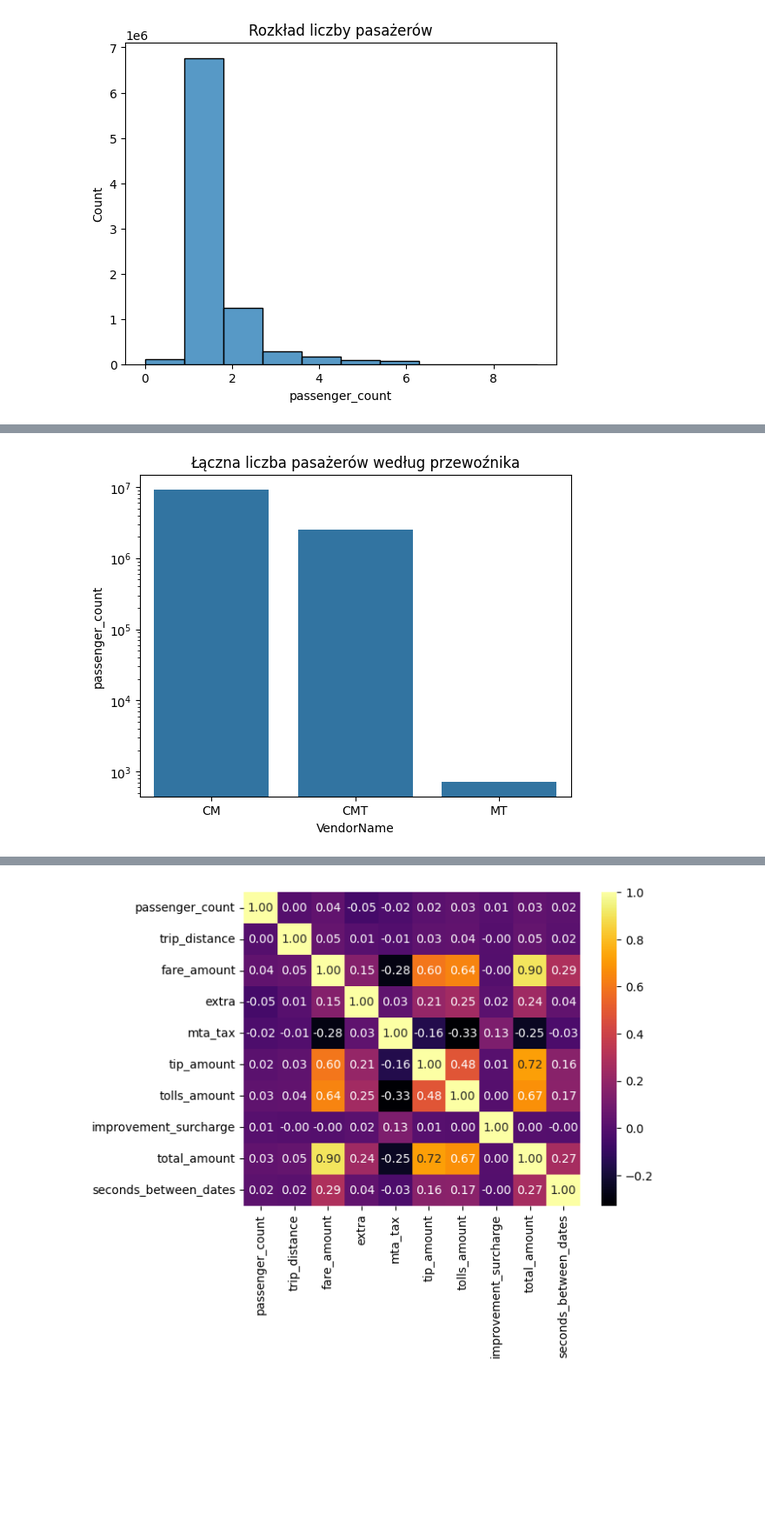
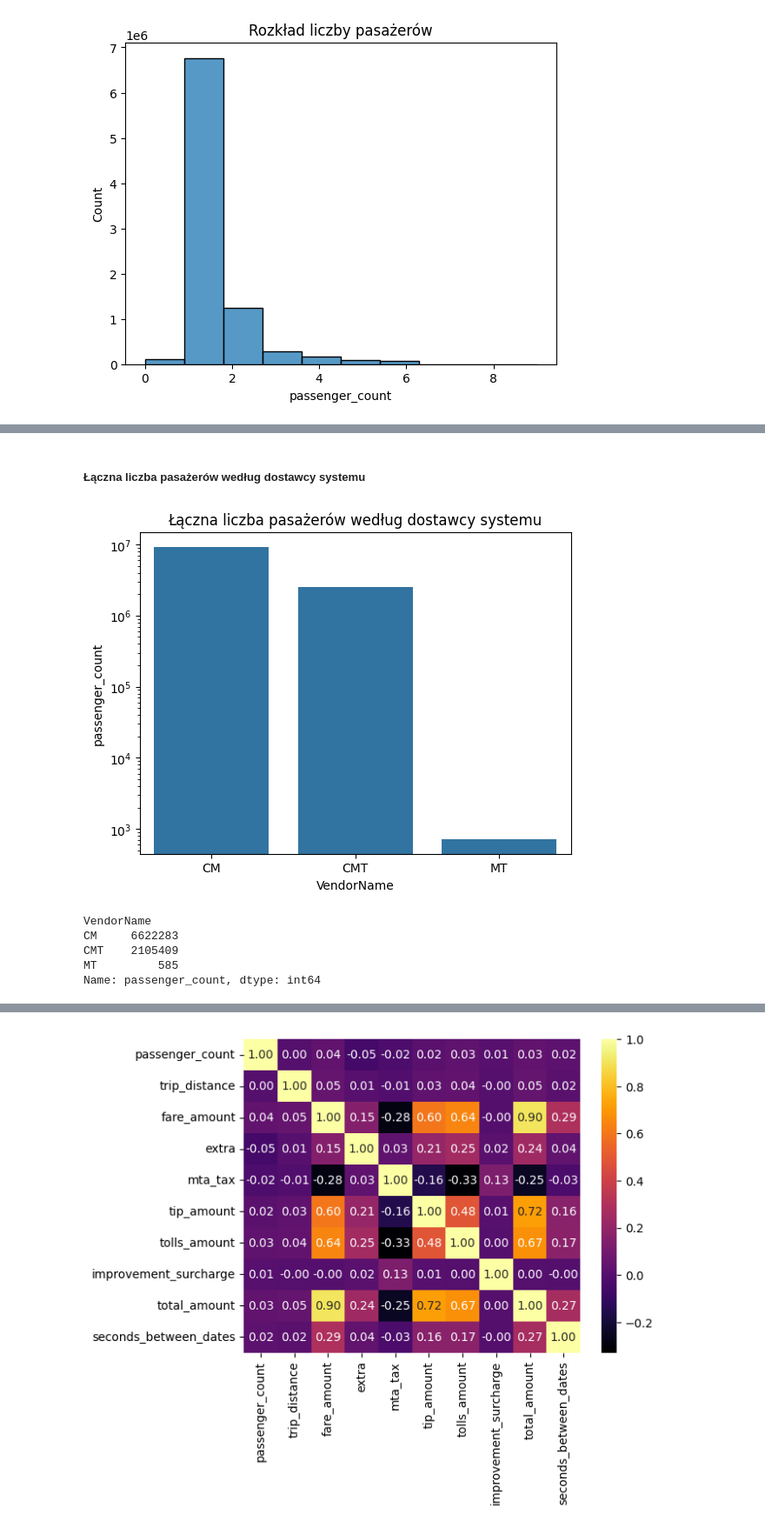
Before and after one commit to piotrkoz00/ds360-task-pmk, a Jupyter notebook: PMK_analiza_NYC.ipynb, the cells around one changed output, grey strips where cells are left out. Shown: that part at 87% size. Drawn from its saved outputs; the diff is of its cells as text; code cells hidden in the pictures; blank space fills up the shorter version.

```diff
--- a/PMK_analiza_NYC.ipynb
+++ b/PMK_analiza_NYC.ipynb
@@ -433,4 +489,14 @@ pu.boxplot(df, x='trip_distance', y='VendorName', title='Pokonana odległość w
+# %% [markdown]
+##### **Łączna liczba pasażerów według dostawcy systemu**
 # %%
-pu.barplot(passenger_sum, x='VendorName', y='passenger_count', title='Łączna liczba pasażerów według przewoźnika', log_y=True)
+pu.barplot(passenger_sum, x='VendorName', y='passenger_count', title='Łączna liczba pasażerów według dostawcy systemu', log_y=True)
 # %% [output]
-[figure, old version]
+[figure, new version]
+# %%
+df.groupby('VendorName')['passenger_count'].count()
+# %% [output]
+VendorName
+CM     6622283
+CMT    2105409
+MT         585
+Name: passenger_count, dtype: int64
```
Also changed, not shown: parts of 57 cells of this notebook, 3 other files.
